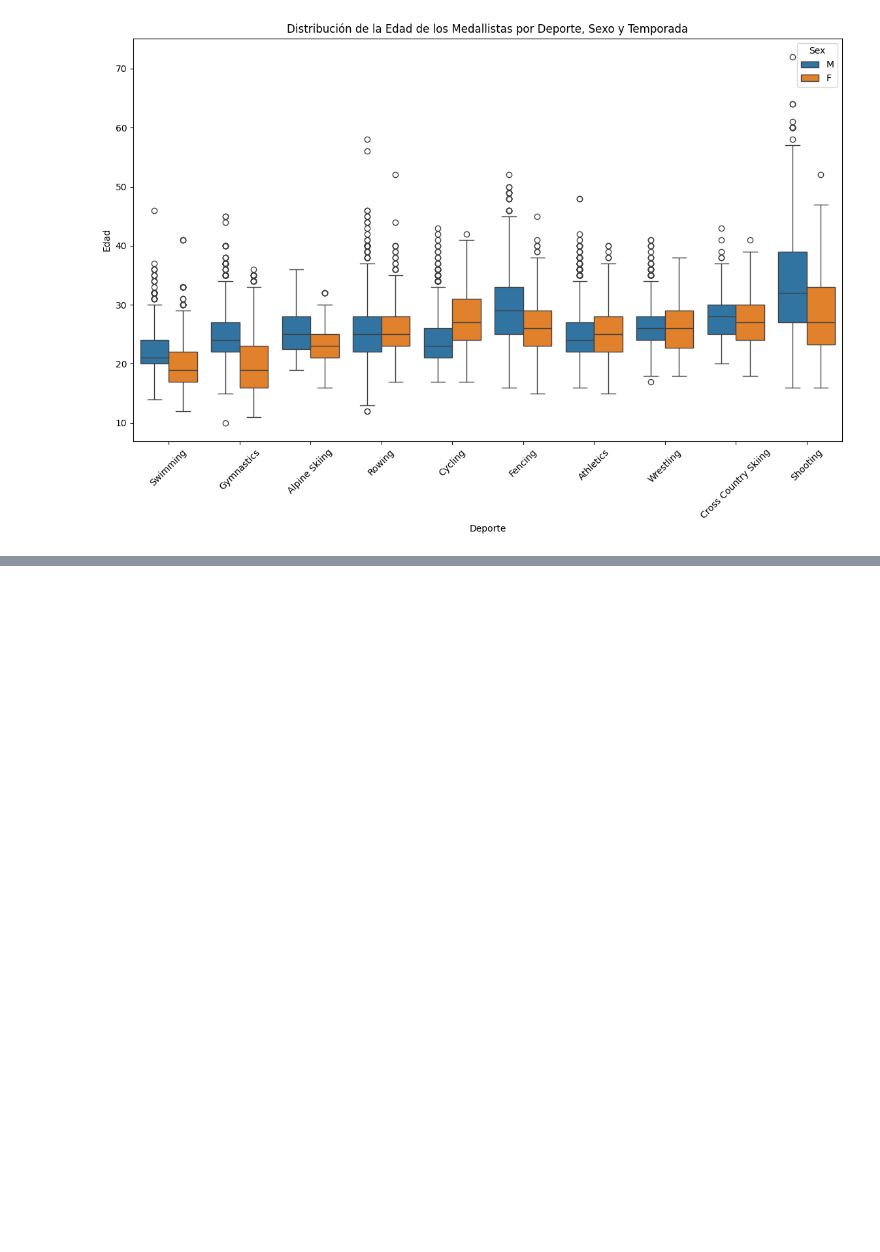
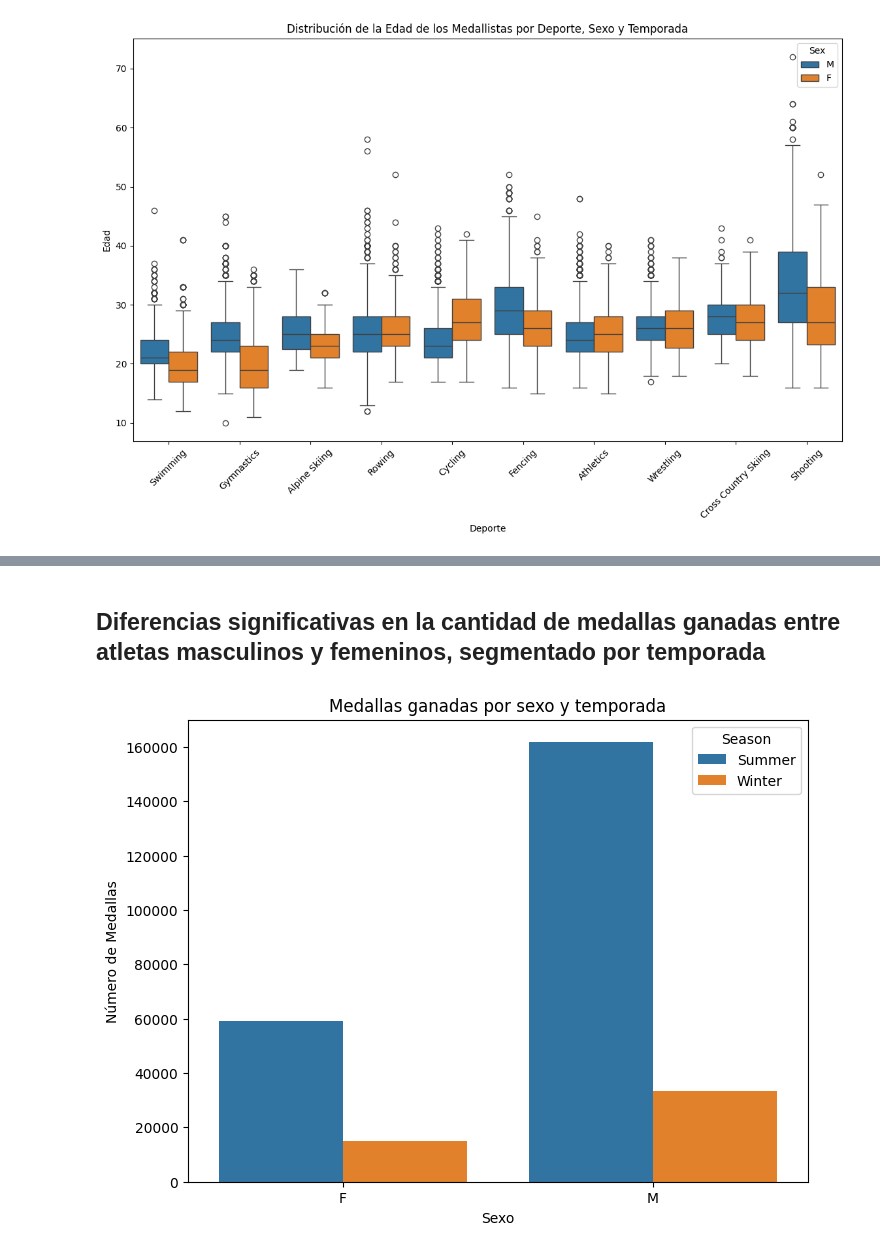
Before and after one commit to ju4n-avendanoa/Data_Olympics, a Jupyter notebook: main.ipynb, the cells around one changed output, grey strips where cells are left out. Saved outputs shown, nothing was run; the diff lists cells and outputs as text; code cells hidden in the pictures; blank space fills up the shorter version.

```diff
--- a/main.ipynb
+++ b/main.ipynb
@@ -549,0 +542,14 @@ plt.show()
+# %% [markdown]
+## Diferencias significativas en la cantidad de medallas ganadas entre atletas masculinos y femeninos, segmentado por temporada
+# %%
+medals_by_sex_season = df.groupby(['Sex', 'Season']).size().reset_index(name='Medal Count')
+
+# Crear la visualización
+plt.figure(figsize=(8, 6))
+sns.barplot(data=medals_by_sex_season, x='Sex', y='Medal Count', hue='Season')
+plt.title("Medallas ganadas por sexo y temporada")
+plt.xlabel("Sexo")
+plt.ylabel("Número de Medallas")
+plt.show()
+# %% [output]
+[figure, added]
```
Also changed, not shown: parts of 7 cells of this notebook.
